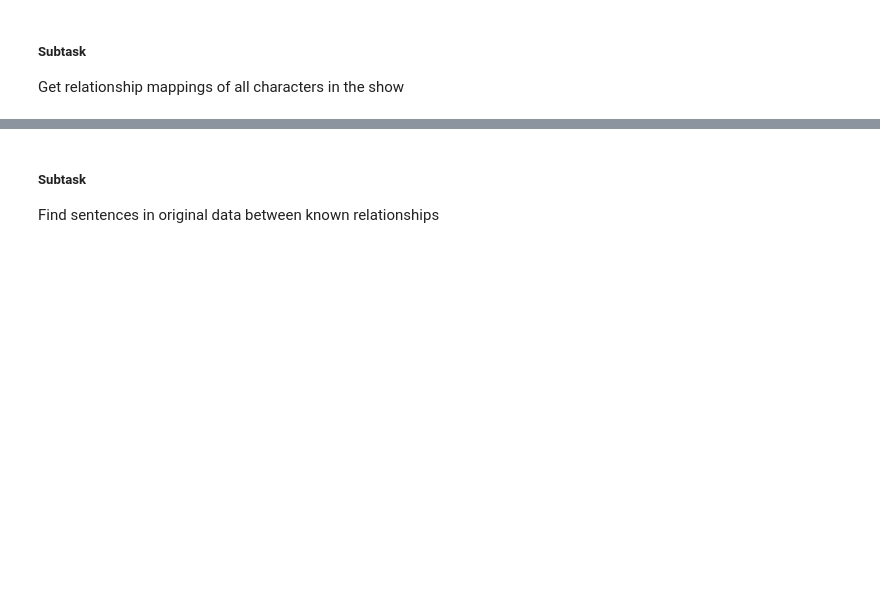
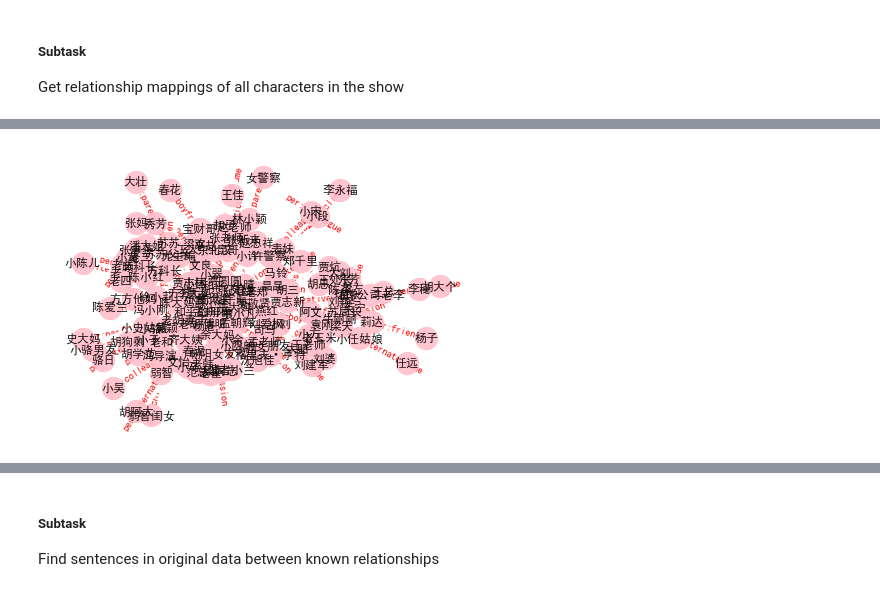
Before and after one commit to elyeb/dialog_formality, a Jupyter notebook: corpora_explore_messy.ipynb, the cells around one changed output, grey strips where cells are left out. Cells and saved outputs as stored; diff of their text form; code cells hidden in the pictures; blank space fills up the shorter version.

Commit message:
Create some relationship graphics from the original data

```diff
--- a/corpora_explore_messy.ipynb
+++ b/corpora_explore_messy.ipynb
@@ -885,0 +892,16 @@ exportCRT.py  final.json
+# %%
+#Put into pandas format. Remember that the relation is A is stated relation (e.g. parent) of B
+#test = "('小晴', '表妹')\t['per:alternate_name']"
+#re.findall("'.*?'",test)[2]
+
+A = []
+B = []
+relations = []
+pattern = re.compile("'.*?'")
+for line in relations_txt.split('\n'):
+    if len(line)>0:
+        A.append(pattern.findall(line)[0].replace("'",""))
+        B.append(pattern.findall(line)[1].replace("'",""))
+        relations.append(pattern.findall(line)[2].replace("'",""))
+all_relations = pd.DataFrame(list(zip(A,B,relations)),columns = ['A','B','relation'])
+all_relations.head()
@@ -885,0 +940,29 @@ exportCRT.py  final.json
+# %%
+G = nx.Graph()
+G.add_nodes_from([item for item in set(all_relations.A)])
+G.add_edges_from([(all_relations.A.iloc[i],all_relations.B.iloc[i]) for i in range(0,len(all_relations))])
+# %%
+edge_labs = dict()
+for i in range(0,len(all_relations)):
+    edge_labs[(all_relations.A.iloc[i],all_relations.B.iloc[i])] = all_relations.relation.iloc[i]
+# %%
+from matplotlib import font_manager
+
+plt.rcParams['font.sans-serif'] = ['SimHei']
+
+pos = nx.spring_layout(G)
+plt.figure()
+nx.draw(
+    G, pos, edge_color='black', width=1, linewidths=1,
+    node_size=500, node_color='pink', alpha=0.9,
+    labels={node: node for node in G.nodes()}
+)
+nx.draw_networkx_edge_labels(
+    G, pos,
+    edge_labels= edge_labs,
+    font_color='red'
+)
+plt.axis('off')
+plt.show()
+# %% [output]
+[figure, added]
```
Also changed, not shown: parts of 7 cells of this notebook.
